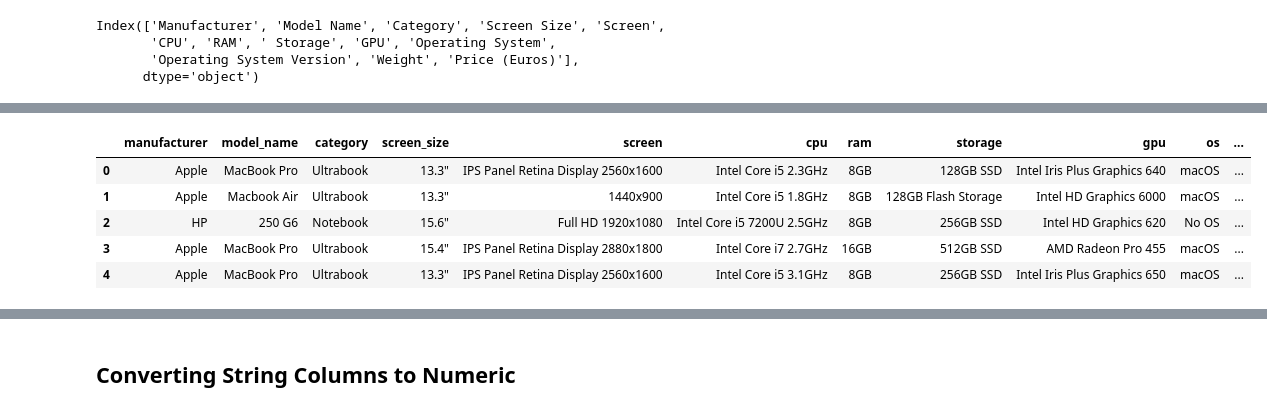
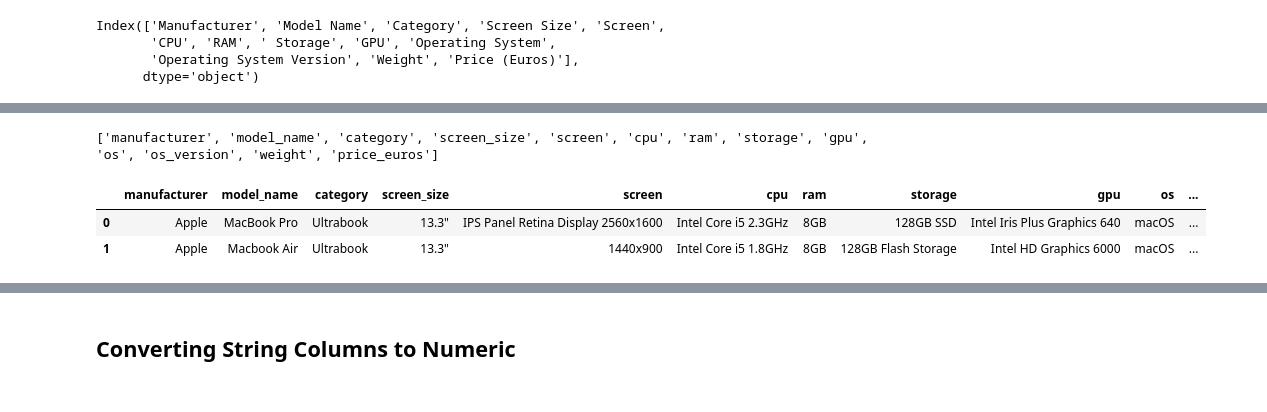
Before and after one commit to kbreberc/analitika-podatkov, a Jupyter notebook: Del_04_Priprava_in_čiščenje_podatkov/04_Priprava_in_čiščenje_podatkov_CLEAN.ipynb, the cells around one changed output, grey strips where cells are left out. Cells and saved outputs as stored; diff of their text form; code cells hidden in the pictures.

```diff
--- a/Del_04_Priprava_in_čiščenje_podatkov/04_Priprava_in_čiščenje_podatkov_CLEAN.ipynb
+++ b/Del_04_Priprava_in_čiščenje_podatkov/04_Priprava_in_čiščenje_podatkov_CLEAN.ipynb
@@ -177,11 +147,12 @@ new_columns
+# %%
+print(new_columns)
+# %% [output]
+['manufacturer', 'model_name', 'category', 'screen_size', 'screen', 'cpu', 'ram', 'storage', 'gpu', 'os', 'os_version', 'weight', 'price_euros']
 # %%
 laptops.columns = new_columns
 # %%
-laptops.head()
+laptops.head(2)
 # %% [output]
 |  | manufacturer | model_name | category | screen_size | screen | cpu | ram | storage | gpu | os | ... |
 | 0 | Apple | MacBook Pro | Ultrabook | 13.3" | IPS Panel Retina Display 2560x1600 | Intel Core i5 2.3GHz | 8GB | 128GB SSD | Intel Iris Plus Graphics 640 | macOS | ... |
 | 1 | Apple | Macbook Air | Ultrabook | 13.3" | 1440x900 | Intel Core i5 1.8GHz | 8GB | 128GB Flash Storage | Intel HD Graphics 6000 | macOS | ... |
-| 2 | HP | 250 G6 | Notebook | 15.6" | Full HD 1920x1080 | Intel Core i5 7200U 2.5GHz | 8GB | 256GB SSD | Intel HD Graphics 620 | No OS | ... |
-| 3 | Apple | MacBook Pro | Ultrabook | 15.4" | IPS Panel Retina Display 2880x1800 | Intel Core i7 2.7GHz | 16GB | 512GB SSD | AMD Radeon Pro 455 | macOS | ... |
-| 4 | Apple | MacBook Pro | Ultrabook | 13.3" | IPS Panel Retina Display 2560x1600 | Intel Core i5 3.1GHz | 8GB | 256GB SSD | Intel Iris Plus Graphics 650 | macOS | ... |
```
Also changed, not shown: parts of 130 cells of this notebook, 26 other files.
